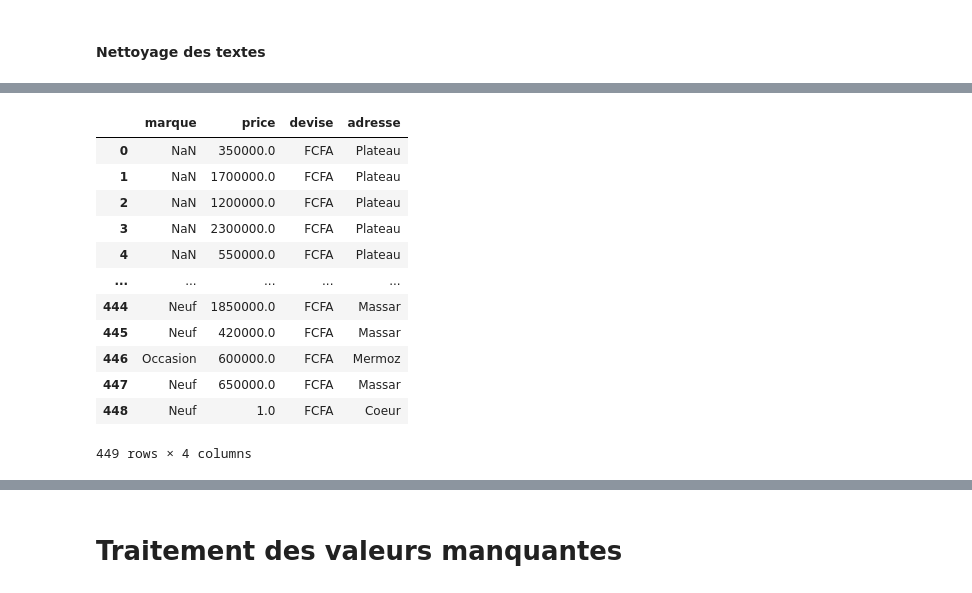
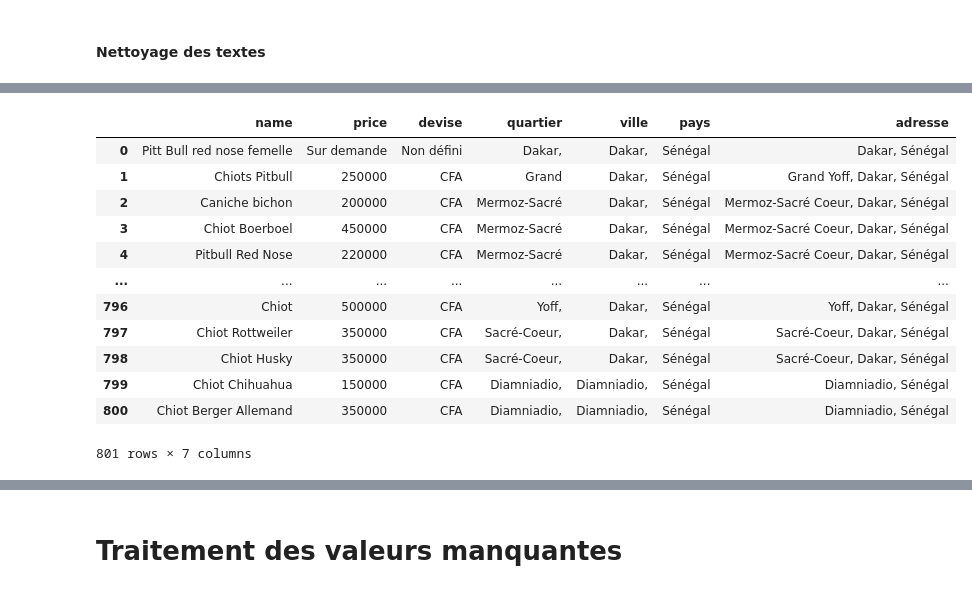
Before and after one commit to codeangel223/projet-data-collection, a Jupyter notebook: data-processing.ipynb, the cells around one changed output, grey strips where cells are left out. Drawn from its saved outputs; the diff is of its cells as text; code cells hidden in the pictures.

```diff
--- a/data-processing.ipynb
+++ b/data-processing.ipynb
@@ -71,6 +69,8 @@ all_df = {"motos": motos, "vehicules": vehicules, "locations_vehicules": locatio
+# %%
+all_df = {"chiens": chiens, "moutons": moutons, "volailles": volailles, "other-animals": other_animals}
 # %%
 # Je redefinis mes col pour prendre que les cols concernees
-new_columns = ['links-href', 'marque', 'price', 'adresse', 'image-link-src']
+new_columns = ['links-href', 'name', 'price', 'adresse', 'image-link-src']
 
 for key, df in all_df.items():
 
@@ -113,0 +96,2 @@ motos[motos["marque"].notna()]
+# %%
+chiens = all_df["chiens"]
@@ -130,0 +135,3 @@ for key, df in all_df.items():
+# %%
+chiens["devise"] = chiens["devise"].replace("demande", "Non défini")
+chiens["price"] = chiens["price"].replace("Prixsur", "Sur demande")
@@ -131,17 +147,17 @@ for key, df in all_df.items():
 # %%
-motos[["marque", "price", "devise", "adresse"]]
+chiens[["name", "price", "devise", "quartier", "ville", "pays", "adresse"]]
 # %% [output]
-|  | marque | price | devise | adresse |
-| 0 | NaN | 350000.0 | FCFA | Plateau |
-| 1 | NaN | 1700000.0 | FCFA | Plateau |
-| 2 | NaN | 1200000.0 | FCFA | Plateau |
-| 3 | NaN | 2300000.0 | FCFA | Plateau |
-| 4 | NaN | 550000.0 | FCFA | Plateau |
-| ... | ... | ... | ... | ... |
-| 444 | Neuf | 1850000.0 | FCFA | Massar |
-| 445 | Neuf | 420000.0 | FCFA | Massar |
-| 446 | Occasion | 600000.0 | FCFA | Mermoz |
-| 447 | Neuf | 650000.0 | FCFA | Massar |
-| 448 | Neuf | 1.0 | FCFA | Coeur |
+|  | name | price | devise | quartier | ville | pays | adresse |
+| 0 | Pitt Bull red nose femelle | Sur demande | Non défini | Dakar, | Dakar, | Sénégal | Dakar, Sénégal |
+| 1 | Chiots Pitbull | 250000 | CFA | Grand | Dakar, | Sénégal | Grand Yoff, Dakar, Sénégal |
+| 2 | Caniche bichon | 200000 | CFA | Mermoz-Sacré | Dakar, | Sénégal | Mermoz-Sacré Coeur, Dakar, Sénégal |
+| 3 | Chiot Boerboel | 450000 | CFA | Mermoz-Sacré | Dakar, | Sénégal | Mermoz-Sacré Coeur, Dakar, Sénégal |
+| 4 | Pitbull Red Nose | 220000 | CFA | Mermoz-Sacré | Dakar, | Sénégal | Mermoz-Sacré Coeur, Dakar, Sénégal |
+| ... | ... | ... | ... | ... | ... | ... | ... |
+| 796 | Chiot | 500000 | CFA | Yoff, | Dakar, | Sénégal | Yoff, Dakar, Sénégal |
+| 797 | Chiot Rottweiler | 350000 | CFA | Sacré-Coeur, | Dakar, | Sénégal | Sacré-Coeur, Dakar, Sénégal |
+| 798 | Chiot Husky | 350000 | CFA | Sacré-Coeur, | Dakar, | Sénégal | Sacré-Coeur, Dakar, Sénégal |
+| 799 | Chiot Chihuahua | 150000 | CFA | Diamniadio, | Diamniadio, | Sénégal | Diamniadio, Sénégal |
+| 800 | Chiot Berger Allemand | 350000 | CFA | Diamniadio, | Diamniadio, | Sénégal | Diamniadio, Sénégal |
-449 rows × 4 columns
+801 rows × 7 columns
 # %%
```
Also changed, not shown: parts of 20 cells of this notebook, 4 other files.
